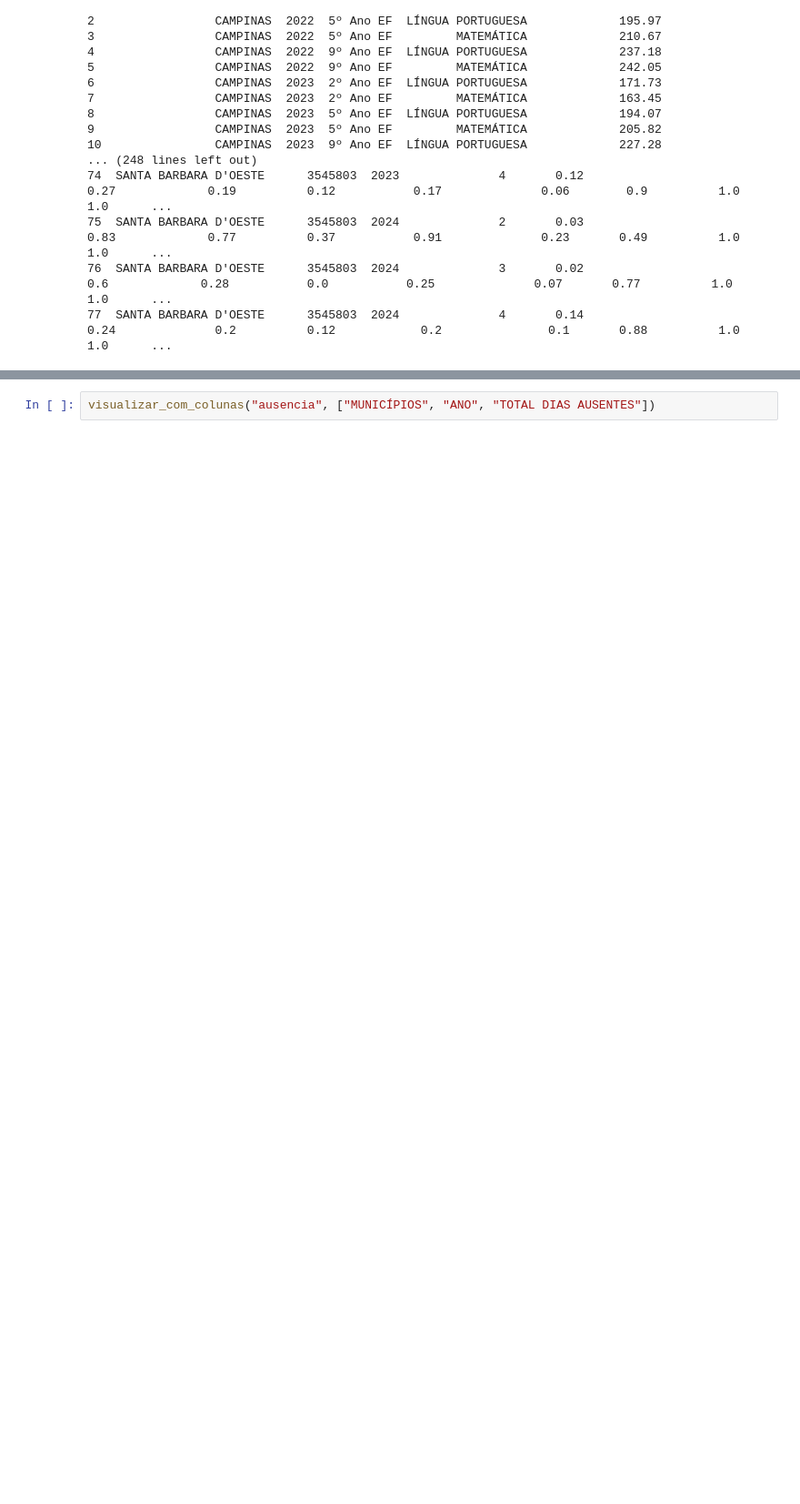
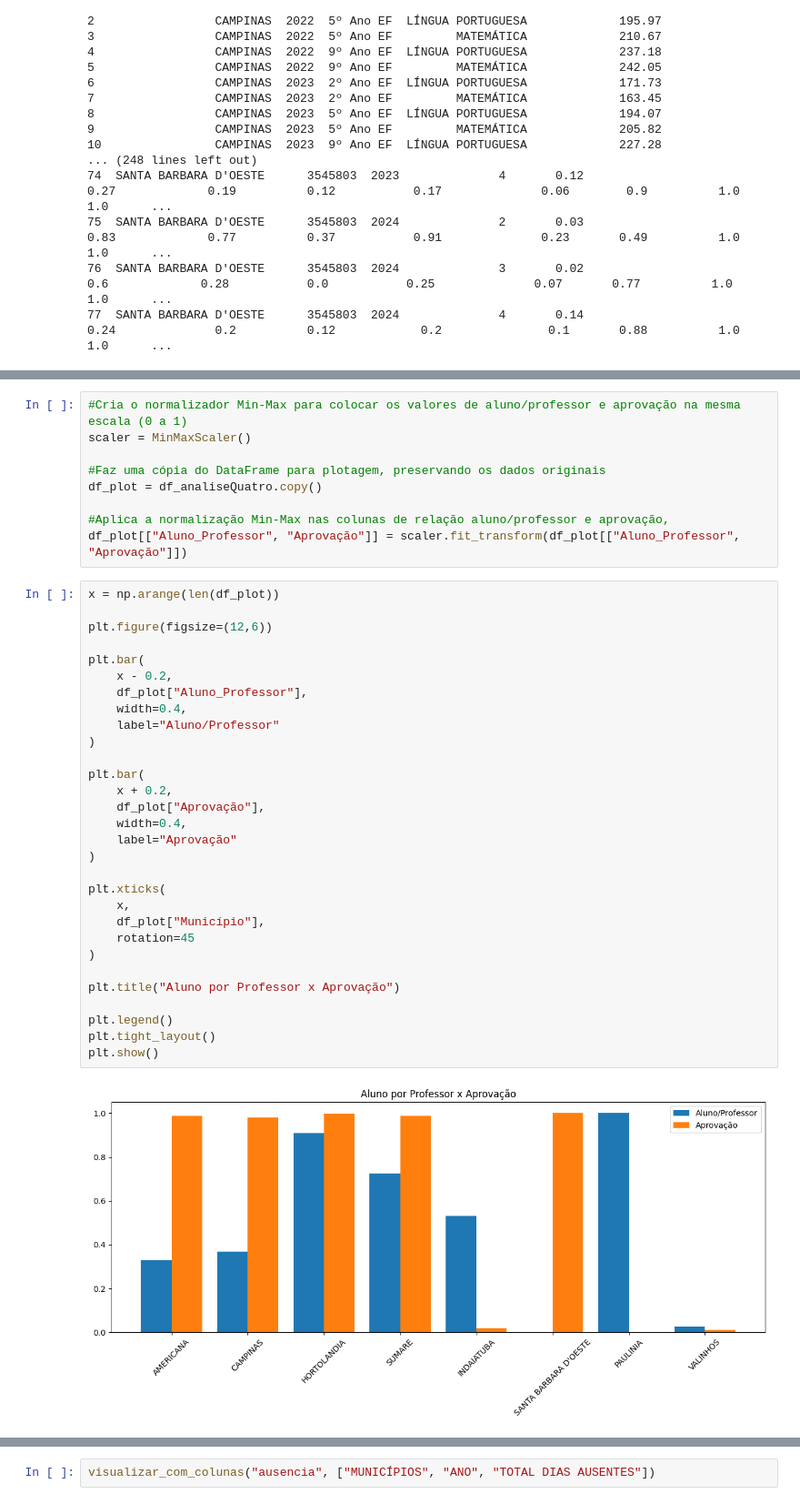
Before and after one commit to leasju/pi_educacao_qualidade, a Jupyter notebook: Notebooks/PI_ANÁLISE.ipynb, the cells around one changed output, grey strips where cells are left out. Shown at 91% size. Drawn from its saved outputs; the diff is of its cells as text; blank space fills up the shorter version.

```diff
--- a/Notebooks/PI_ANÁLISE.ipynb
+++ b/Notebooks/PI_ANÁLISE.ipynb
@@ -248,0 +902,41 @@ Index(['MUNICÍPIOS', 'ANO', 'TOTAL FALTAS JUST', 'TOTAL FALTAS INJUST',
+# %%
+#Cria o normalizador Min-Max para colocar os valores de aluno/professor e aprovação na mesma escala (0 a 1)
+scaler = MinMaxScaler()
+
+#Faz uma cópia do DataFrame para plotagem, preservando os dados originais
+df_plot = df_analiseQuatro.copy()
+
+#Aplica a normalização Min-Max nas colunas de relação aluno/professor e aprovação,
+df_plot[["Aluno_Professor", "Aprovação"]] = scaler.fit_transform(df_plot[["Aluno_Professor", "Aprovação"]])
+# %%
+x = np.arange(len(df_plot))
+
+plt.figure(figsize=(12,6))
+
+plt.bar(
+    x - 0.2,
+    df_plot["Aluno_Professor"],
+    width=0.4,
+    label="Aluno/Professor"
+)
+
+plt.bar(
+    x + 0.2,
+    df_plot["Aprovação"],
+    width=0.4,
+    label="Aprovação"
+)
+
+plt.xticks(
+    x,
+    df_plot["Município"],
+    rotation=45
+)
+
+plt.title("Aluno por Professor x Aprovação")
+
+plt.legend()
+plt.tight_layout()
+plt.show()
+# %% [output]
+[figure, added]
```
Also changed, not shown: parts of 52 cells of this notebook.
